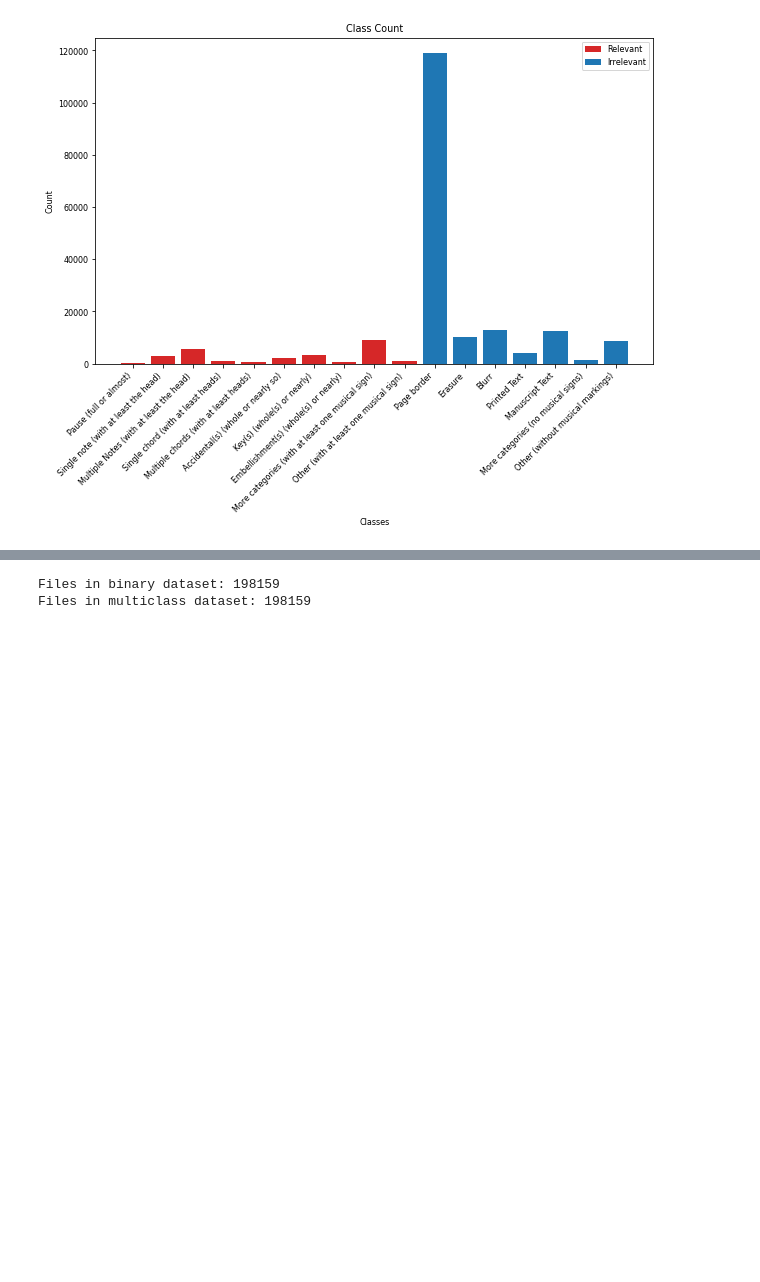
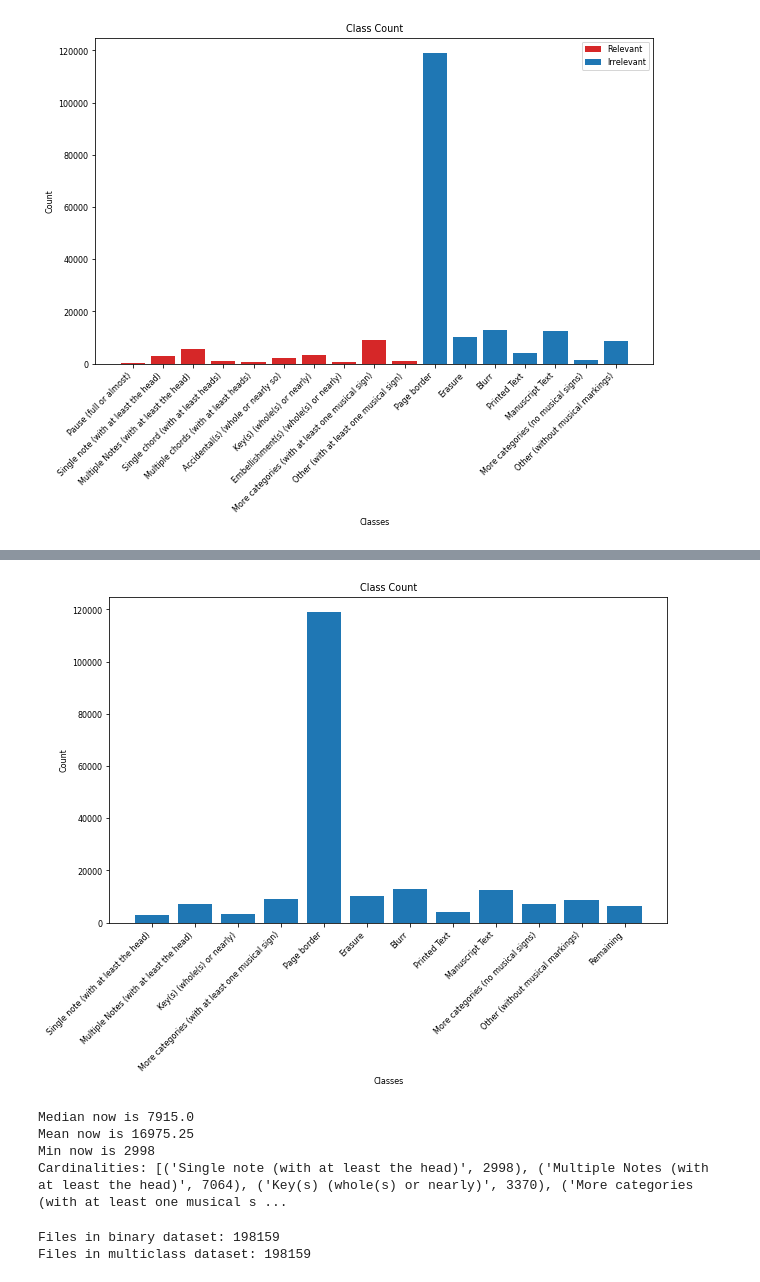
Before and after one commit to LIMUNIMI/RicordiArchiveOMR, a Jupyter notebook: Create_Dataset_result.ipynb, the cells around one changed output, grey strips where cells are left out. Cells and saved outputs as stored; diff of their text form; code cells hidden in the pictures; blank space fills up the shorter version.

Commit message:
Merging classes in Create Dataset now

```diff
--- a/Create_Dataset_result.ipynb
+++ b/Create_Dataset_result.ipynb
@@ -111,5 +113,27 @@ def plot_distribution_by_class(sorted_list_by_key, classes, key):
 # %%
-plot_distribution_by_class(sorted_list_by_key,classes, "annotazione1")
+count = plot_distribution_by_class(sorted_list_by_key,classes, "annotazione1")
 # %% [output]
 {5: 316, 6: 2998, 7: 5621, 8: 975, 9: 818, 10: 2206, 11: 3370, 12: 779, 14: 9039, 16: 1173, 0: 118966, 1: 10370, 2: 13052, 3: 4246, 4: 12501, 15: 1443, 17: 8766}
 [figure]
+# %%
+# Merge classes that have cardinality < 0.5 of median cardinality
+merged = []
+m = np.median(count)
+print("Median is", m)
+print("Mean is", np.mean(count))
+print("Min is", np.min(count))
+
+# note, we force classes 9 and 7 and classes 15 and 2 to look like if they the same number of samples
+# (the sum of the two) so that they are appended to `merged` together
+count_ = np.copy(count)
+count_[9] += count_[7]
+count_[15] += count_[2]
+count_[7] = count_[9]
+count_[2] = count_[15]
+
+for i, c in enumerate(count_):
+    if c < 0.75 * m:
+        merged.append(i)
+
+print("Merging classes:", [class_names[i] for i in merged])
+print("Total of `Remaining` class: ", sum(count_[c] for c in merged if c not in [15, 9]))
@@ -116,3 +146,29 @@ plot_distribution_by_class(sorted_list_by_key,classes, "annotazione1")
+# %%
+plt.figure(figsize=(10, 6))  # Set the size of the figure
+
+count__ = [count_[i] for i in range(len(class_names)) if i not in merged]
+count__.append(sum([count_[c] for c in merged if c not in [15, 9]]))
+class_names_ = [class_names[i] for i in range(len(class_names)) if i not in merged]
+class_names_.append("Remaining")
+
+x = np.arange(len(class_names_))  # Generate an array of class indices
+plt.rcParams.update({'font.size': 8})
+plt.bar(x, count__) # , label=labels, color=colors)
+plt.xticks(x, class_names_, rotation=45, ha='right')  # Set custom x-axis tick positions and labels
+plt.xlabel("Classes")
+plt.ylabel("Count")
+plt.title("Class Count")
+plt.show()
+print("Median now is", np.median(count__))
+print("Mean now is", np.mean(count__))
+print("Min now is", np.min(count__))
+print("Cardinalities:", list(zip(class_names_, count__)))
+# %% [output]
+[figure, added]
+Median now is 7915.0
+Mean now is 16975.25
+Min now is 2998
+Cardinalities: [('Single note (with at least the head)', 2998), ('Multiple Notes (with at least the head)', 7064), ('Key(s) (whole(s) or nearly)', 3370), ('More categories (with at least one musical s ...
 # %%
 from pathlib import Path
 
```
Also changed, not shown: parts of 4 cells of this notebook, 4 other files.
